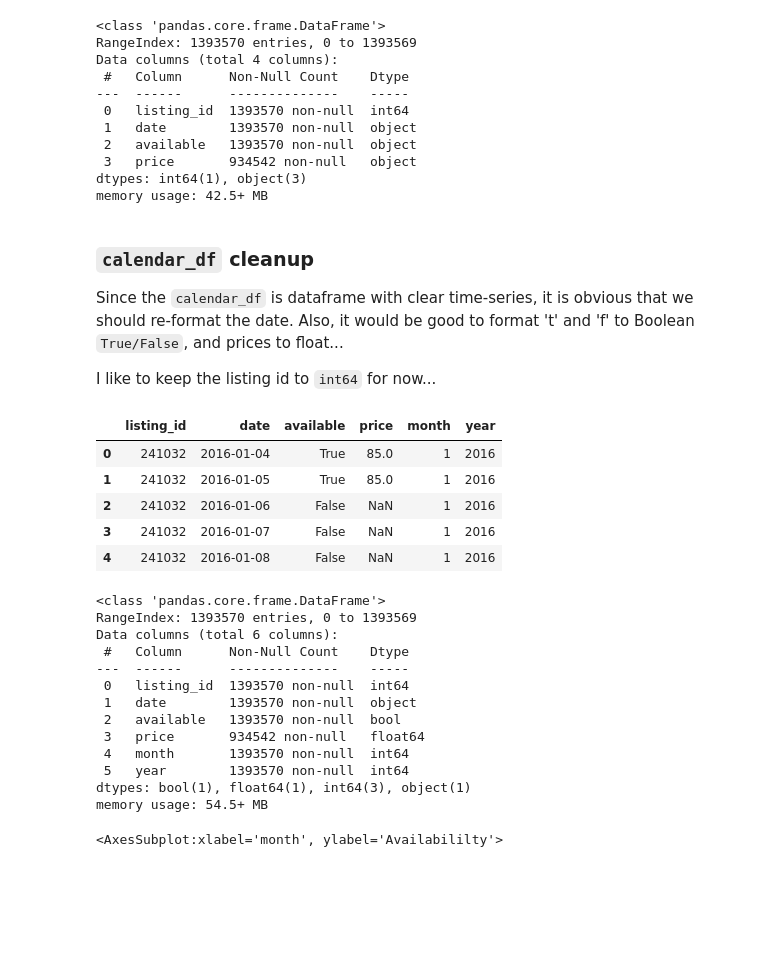
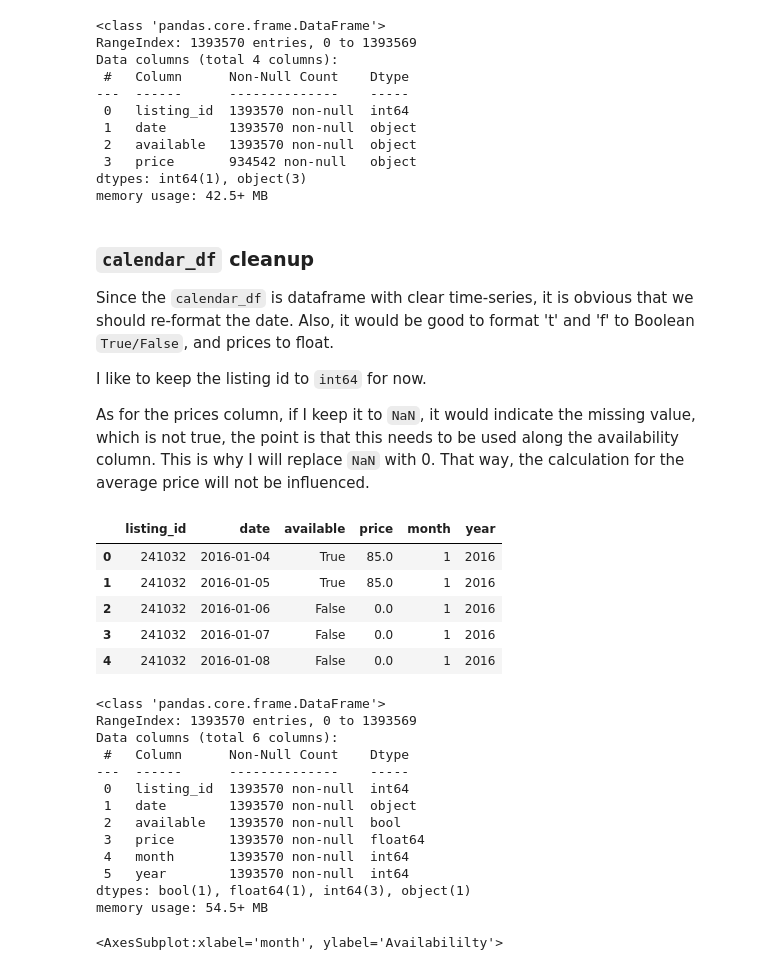
Before and after one commit to nikoladjor/Udacity_Seattle_Airbnb, a Jupyter notebook: Seattle_Airbnb.ipynb, the cells around one changed output. Cells and saved outputs as stored; diff of their text form; code cells hidden in the pictures; blank space fills up the shorter version.

```diff
--- a/Seattle_Airbnb.ipynb
+++ b/Seattle_Airbnb.ipynb
@@ -55,28 +66,30 @@ dtypes: int64(1), object(3)
 memory usage: 42.5+ MB
 # %% [markdown]
 ### `calendar_df` cleanup
-Since the `calendar_df` is dataframe with clear time-series, it is obvious that we should re-format the date. Also, it would be good to format 't' and 'f' to Boolean `True/False`, and prices to float...
+Since the `calendar_df` is dataframe with clear time-series, it is obvious that we should re-format the date. Also, it would be good to format 't' and 'f' to Boolean `True/False`, and prices to float.
 
-I like to keep the listing id to `int64` for now...
+I like to keep the listing id to `int64` for now.
+
+As for the prices column, if I keep it to `NaN`, it would indicate the missing value, which is not true, the point is that this needs to be used along the availability column. This is why I will replace `NaN` with 0. That way, the calculation for the average price will not be influenced.
 # %%
 # Use pandas to get the datetime
 tmp_date_fmt = pd.DatetimeIndex(calendar_df['date'])
 # tmp_day = tmp_date_fmt.day
 calendar_df['month'] = tmp_date_fmt.month
 calendar_df['year'] = tmp_date_fmt.year
 
-calendar_df['price'] = calendar_df['price'].apply( lambda x: np.float32(x.replace(',','').split('$')[1]) if type(x) == str else x )
+calendar_df['price'] = calendar_df['price'].apply( lambda x: np.float32(x.replace(',','').split('$')[1]) if type(x) == str else 0 )
 calendar_df['available'] = calendar_df['available'].apply( lambda x: True if x == 't' else False )
 
 
 calendar_df.head()
 # %% [output]
 |  | listing_id | date | available | price | month | year |
 | 0 | 241032 | 2016-01-04 | True | 85.0 | 1 | 2016 |
 | 1 | 241032 | 2016-01-05 | True | 85.0 | 1 | 2016 |
-| 2 | 241032 | 2016-01-06 | False | NaN | 1 | 2016 |
-| 3 | 241032 | 2016-01-07 | False | NaN | 1 | 2016 |
-| 4 | 241032 | 2016-01-08 | False | NaN | 1 | 2016 |
+| 2 | 241032 | 2016-01-06 | False | 0.0 | 1 | 2016 |
+| 3 | 241032 | 2016-01-07 | False | 0.0 | 1 | 2016 |
+| 4 | 241032 | 2016-01-08 | False | 0.0 | 1 | 2016 |
 # %%
 calendar_df.info()
 # %% [output]
@@ -88,7 +101,7 @@ Data columns (total 6 columns):
  0   listing_id  1393570 non-null  int64
  1   date        1393570 non-null  object
  2   available   1393570 non-null  bool
- 3   price       934542 non-null   float64
+ 3   price       1393570 non-null  float64
  4   month       1393570 non-null  int64
  5   year        1393570 non-null  int64
 dtypes: bool(1), float64(1), int64(3), object(1)
```
Also changed, not shown: parts of 13 cells of this notebook, 2 other files.
